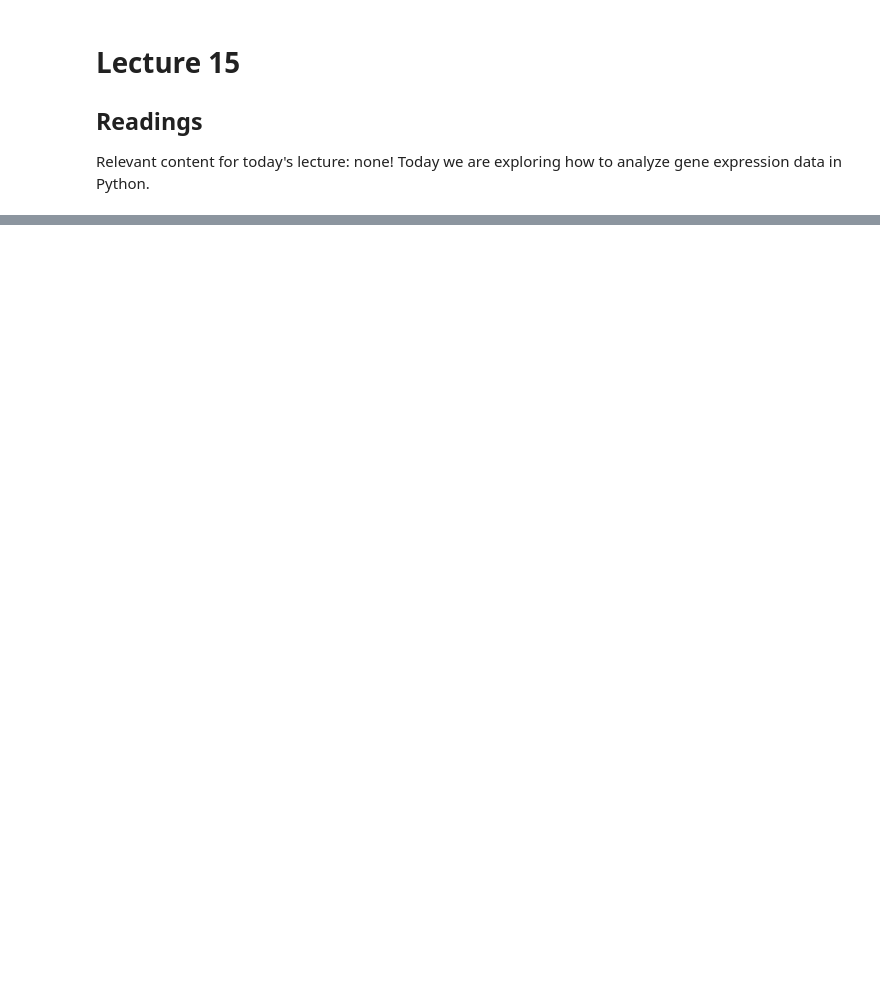
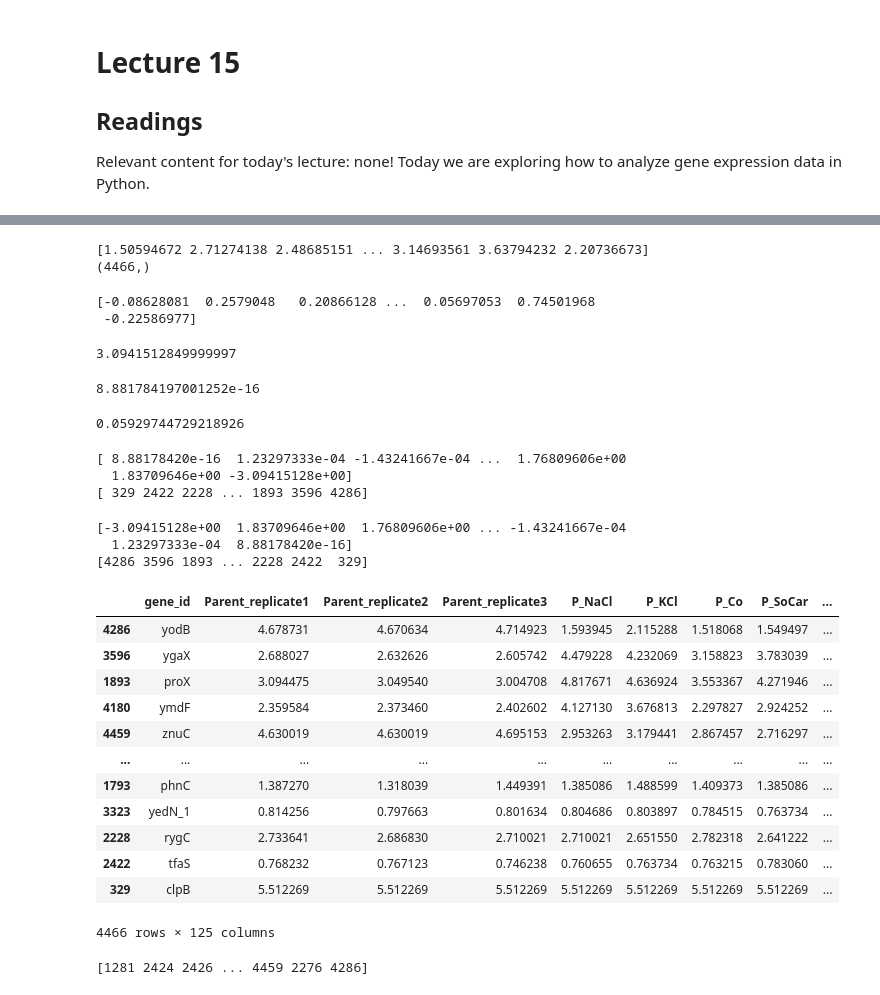
Before and after one commit to oasci/pitt-biosc1540-2024s, a Jupyter notebook: biosc1540/lectures/15/l15.ipynb, the cells around one changed output, grey strips where cells are left out. Saved outputs shown, nothing was run; the diff lists cells and outputs as text; code cells hidden in the pictures; blank space fills up the shorter version.

```diff
--- a/biosc1540/lectures/15/l15.ipynb
+++ b/biosc1540/lectures/15/l15.ipynb
@@ -36,0 +119,5 @@ def select_stress(df, stress):
+# %%
+control_s = df_control_s.drop(columns=["gene_id"], inplace=False).values
+
+print(control_s)
+print(control_s.shape)
@@ -36,0 +133,62 @@ def select_stress(df, stress):
+# %%
+control_s = control_s.flatten()
+print(control_s)
+print(control_s.shape)
+# %% [output]
+[1.50594672 2.71274138 2.48685151 ... 3.14693561 3.63794232 2.20736673]
+(4466,)
+# %%
+control_diff = control_s - control_ns
+print(control_diff)
+# %% [output]
+[-0.08628081  0.2579048   0.20866128 ...  0.05697053  0.74501968
+ -0.22586977]
+# %%
+np.max(np.abs(control_diff))
+# %% [output]
+3.0941512849999997
+# %%
+np.min(np.abs(control_diff))
+# %% [output]
+8.881784197001252e-16
+# %%
+np.var(control_diff)
+# %% [output]
+0.05929744729218926
+# %%
+sort_idxs = np.argsort(np.abs(control_diff))
+print(control_diff[sort_idxs])
+print(sort_idxs)
+# %% [output]
+[ 8.88178420e-16  1.23297333e-04 -1.43241667e-04 ...  1.76809606e+00
+  1.83709646e+00 -3.09415128e+00]
+[ 329 2422 2228 ... 1893 3596 4286]
+# %%
+sort_idxs = np.argsort(np.abs(control_diff))[None:None:-1]
+print(control_diff[sort_idxs])
+print(sort_idxs)
+# %% [output]
+[-3.09415128e+00  1.83709646e+00  1.76809606e+00 ... -1.43241667e-04
+  1.23297333e-04  8.88178420e-16]
+[4286 3596 1893 ... 2228 2422  329]
+# %%
+df_ge.iloc[sort_idxs]
+# %% [output]
+|  | gene_id | Parent_replicate1 | Parent_replicate2 | Parent_replicate3 | P_NaCl | P_KCl | P_Co | P_SoCar | ... |
+| 4286 | yodB | 4.678731 | 4.670634 | 4.714923 | 1.593945 | 2.115288 | 1.518068 | 1.549497 | ... |
+| 3596 | ygaX | 2.688027 | 2.632626 | 2.605742 | 4.479228 | 4.232069 | 3.158823 | 3.783039 | ... |
+| 1893 | proX | 3.094475 | 3.049540 | 3.004708 | 4.817671 | 4.636924 | 3.553367 | 4.271946 | ... |
+| 4180 | ymdF | 2.359584 | 2.373460 | 2.402602 | 4.127130 | 3.676813 | 2.297827 | 2.924252 | ... |
+| 4459 | znuC | 4.630019 | 4.630019 | 4.695153 | 2.953263 | 3.179441 | 2.867457 | 2.716297 | ... |
+| ... | ... | ... | ... | ... | ... | ... | ... | ... | ... |
+| 1793 | phnC | 1.387270 | 1.318039 | 1.449391 | 1.385086 | 1.488599 | 1.409373 | 1.385086 | ... |
+| 3323 | yedN_1 | 0.814256 | 0.797663 | 0.801634 | 0.804686 | 0.803897 | 0.784515 | 0.763734 | ... |
+| 2228 | rygC | 2.733641 | 2.686830 | 2.710021 | 2.710021 | 2.651550 | 2.782318 | 2.641222 | ... |
+| 2422 | tfaS | 0.768232 | 0.767123 | 0.746238 | 0.760655 | 0.763734 | 0.763215 | 0.783060 | ... |
+| 329 | clpB | 5.512269 | 5.512269 | 5.512269 | 5.512269 | 5.512269 | 5.512269 | 5.512269 | ... |
+4466 rows × 125 columns
+# %%
+sort_idxs_ratio = np.argsort(control_s / control_ns)[None:None:-1]
+print(sort_idxs_ratio)
+# %% [output]
+[1281 2424 2426 ... 4459 2276 4286]
```
Also changed, not shown: parts of 13 cells of this notebook.
